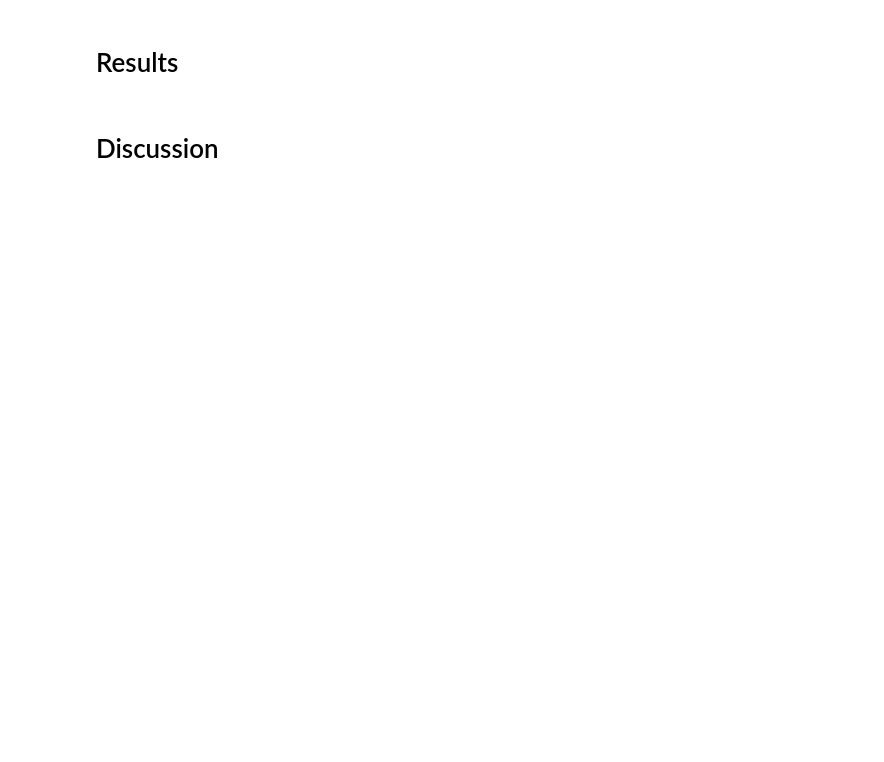
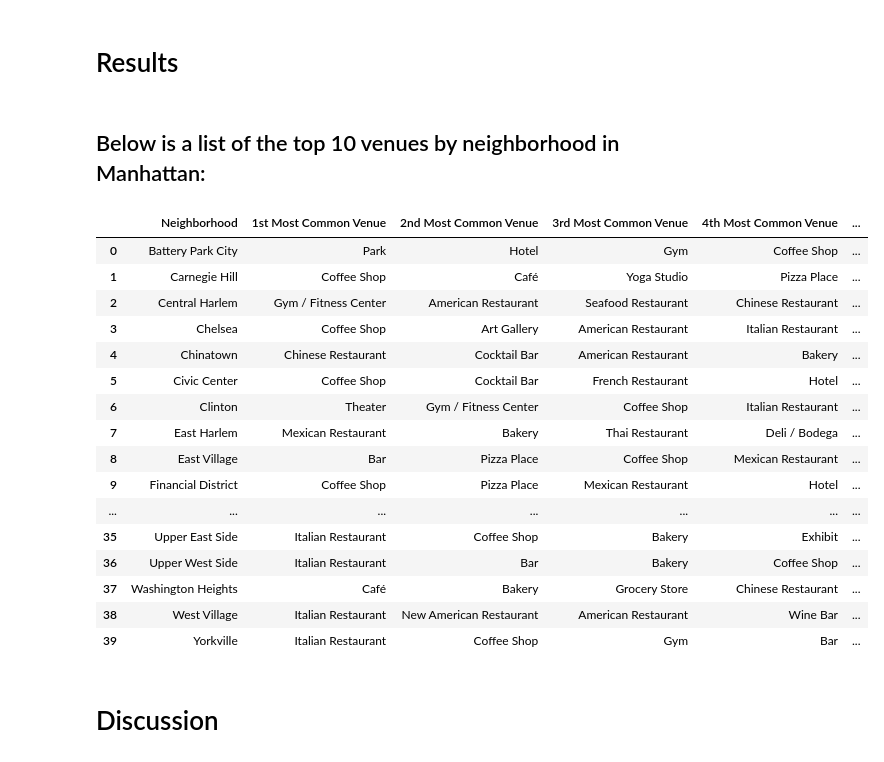
Before and after one commit to wendtbrandon23/CourseraCaptstoneProject, a Jupyter notebook: Retail Tenant Analysis - Coursera Capstone Project.ipynb, the cells around one changed output. Drawn from its saved outputs; the diff is of its cells as text; code cells hidden in the pictures; blank space fills up the shorter version.

Commit message:
Published from Watson Studio.

```diff
--- a/Retail Tenant Analysis - Coursera Capstone Project.ipynb
+++ b/Retail Tenant Analysis - Coursera Capstone Project.ipynb
@@ -11,4 +20,45 @@ The data we will be using for this project is FourSquare API data and NYU neighb
 # %% [markdown]
 # Results
+# %% [markdown]
+## Below is a list of the top 10 venues by neighborhood in Manhattan:
+# %%
+num_top_venues = 10
+
+indicators = ['st', 'nd', 'rd']
+
+# create columns according to number of top venues
+columns = ['Neighborhood']
+for ind in np.arange(num_top_venues):
+    try:
+        columns.append('{}{} Most Common Venue'.format(ind+1, indicators[ind]))
+    except:
+        columns.append('{}th Most Common Venue'.format(ind+1))
+
+# create a new dataframe
+neighborhoods_venues_sorted = pd.DataFrame(columns=columns)
+neighborhoods_venues_sorted['Neighborhood'] = manhattan_grouped['Neighborhood']
+
+for ind in np.arange(manhattan_grouped.shape[0]):
+    neighborhoods_venues_sorted.iloc[ind, 1:] = return_most_common_venues(manhattan_grouped.iloc[ind, :], num_top_venues)
+
+neighborhoods_venues_sorted
+# %% [output]
+|  | Neighborhood | 1st Most Common Venue | 2nd Most Common Venue | 3rd Most Common Venue | 4th Most Common Venue | ... |
+| 0 | Battery Park City | Park | Hotel | Gym | Coffee Shop | ... |
+| 1 | Carnegie Hill | Coffee Shop | Café | Yoga Studio | Pizza Place | ... |
+| 2 | Central Harlem | Gym / Fitness Center | American Restaurant | Seafood Restaurant | Chinese Restaurant | ... |
+| 3 | Chelsea | Coffee Shop | Art Gallery | American Restaurant | Italian Restaurant | ... |
+| 4 | Chinatown | Chinese Restaurant | Cocktail Bar | American Restaurant | Bakery | ... |
+| 5 | Civic Center | Coffee Shop | Cocktail Bar | French Restaurant | Hotel | ... |
+| 6 | Clinton | Theater | Gym / Fitness Center | Coffee Shop | Italian Restaurant | ... |
+| 7 | East Harlem | Mexican Restaurant | Bakery | Thai Restaurant | Deli / Bodega | ... |
+| 8 | East Village | Bar | Pizza Place | Coffee Shop | Mexican Restaurant | ... |
+| 9 | Financial District | Coffee Shop | Pizza Place | Mexican Restaurant | Hotel | ... |
+| ... | ... | ... | ... | ... | ... | ... |
+| 35 | Upper East Side | Italian Restaurant | Coffee Shop | Bakery | Exhibit | ... |
+| 36 | Upper West Side | Italian Restaurant | Bar | Bakery | Coffee Shop | ... |
+| 37 | Washington Heights | Café | Bakery | Grocery Store | Chinese Restaurant | ... |
+| 38 | West Village | Italian Restaurant | New American Restaurant | American Restaurant | Wine Bar | ... |
+| 39 | Yorkville | Italian Restaurant | Coffee Shop | Gym | Bar | ... |
 # %% [markdown]
 # Discussion
```
Also changed, not shown: parts of 25 cells of this notebook.
